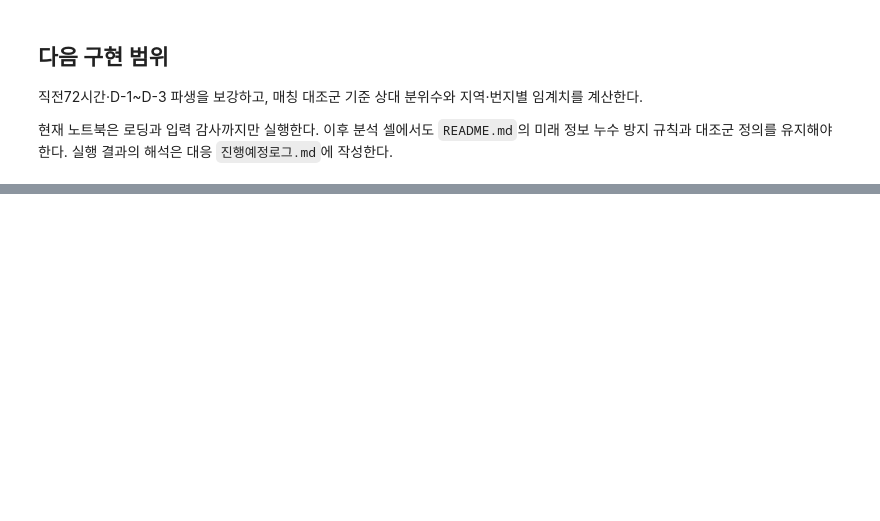
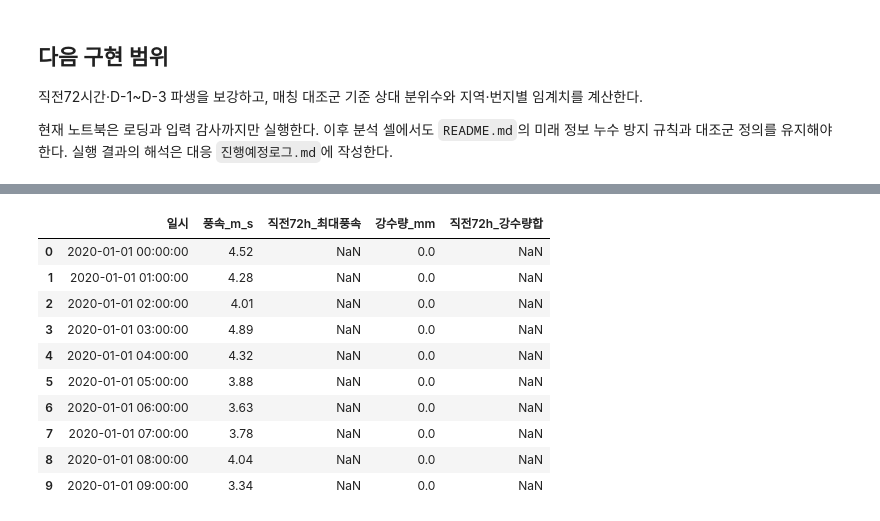
Before and after one commit to Max-JI64/farm-system-public-02, a Jupyter notebook: jsw/강원_재_EDA/Step3_산불발생_선행기상및국지임계치_심화분석.ipynb, the cells around one changed output, grey strips where cells are left out. Cells and saved outputs as stored; diff of their text form; code cells hidden in the pictures; blank space fills up the shorter version.

```diff
--- a/jsw/강원_재_EDA/Step3_산불발생_선행기상및국지임계치_심화분석.ipynb
+++ b/jsw/강원_재_EDA/Step3_산불발생_선행기상및국지임계치_심화분석.ipynb
@@ -144,0 +279,19 @@ display(frame_inventory(loaded_frames))
+# %%
+sample_cell = raw_hourly['기상셀ID'].unique()[0]
+sample_df = raw_hourly[raw_hourly['기상셀ID'] == sample_cell].sort_values('일시').head(100)
+
+check_df = sample_df[['일시', '풍속_m_s', '직전72h_최대풍속', '강수량_mm', '직전72h_강수량합']].copy()
+check_df.to_csv('outputs/Step3/tables/S3-01_leakage_check.csv', index=False)
+display(check_df.head(10))
+# %% [output]
+|  | 일시 | 풍속_m_s | 직전72h_최대풍속 | 강수량_mm | 직전72h_강수량합 |
+| 0 | 2020-01-01 00:00:00 | 4.52 | NaN | 0.0 | NaN |
+| 1 | 2020-01-01 01:00:00 | 4.28 | NaN | 0.0 | NaN |
+| 2 | 2020-01-01 02:00:00 | 4.01 | NaN | 0.0 | NaN |
+| 3 | 2020-01-01 03:00:00 | 4.89 | NaN | 0.0 | NaN |
+| 4 | 2020-01-01 04:00:00 | 4.32 | NaN | 0.0 | NaN |
+| 5 | 2020-01-01 05:00:00 | 3.88 | NaN | 0.0 | NaN |
+| 6 | 2020-01-01 06:00:00 | 3.63 | NaN | 0.0 | NaN |
+| 7 | 2020-01-01 07:00:00 | 3.78 | NaN | 0.0 | NaN |
+| 8 | 2020-01-01 08:00:00 | 4.04 | NaN | 0.0 | NaN |
+| 9 | 2020-01-01 09:00:00 | 3.34 | NaN | 0.0 | NaN |
```
Also changed, not shown: parts of 11 cells of this notebook, 6 other files.
